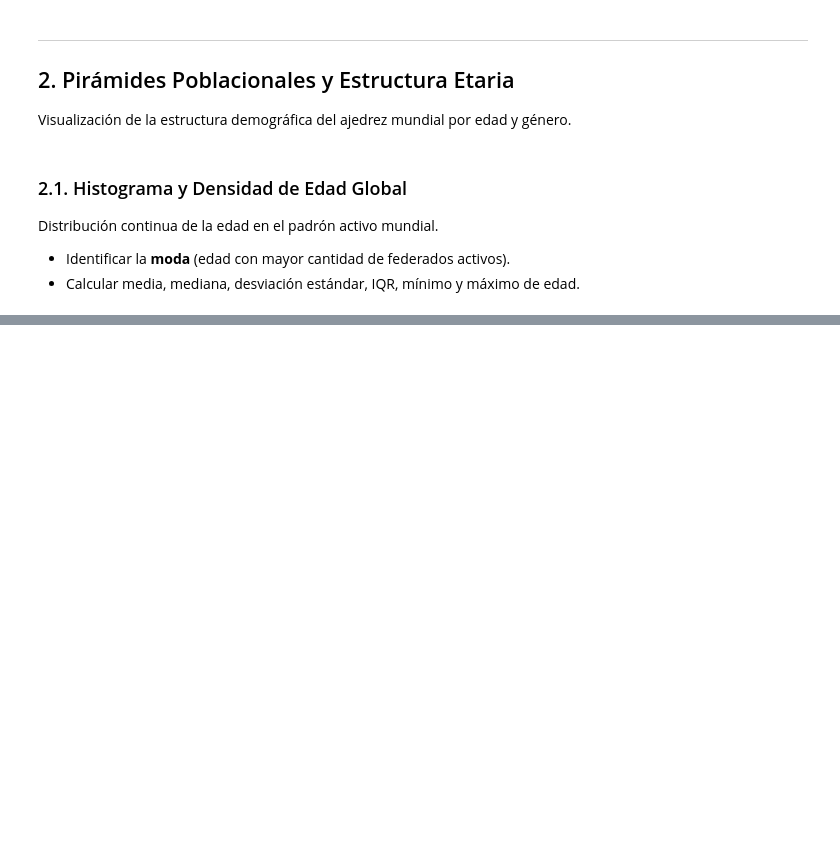
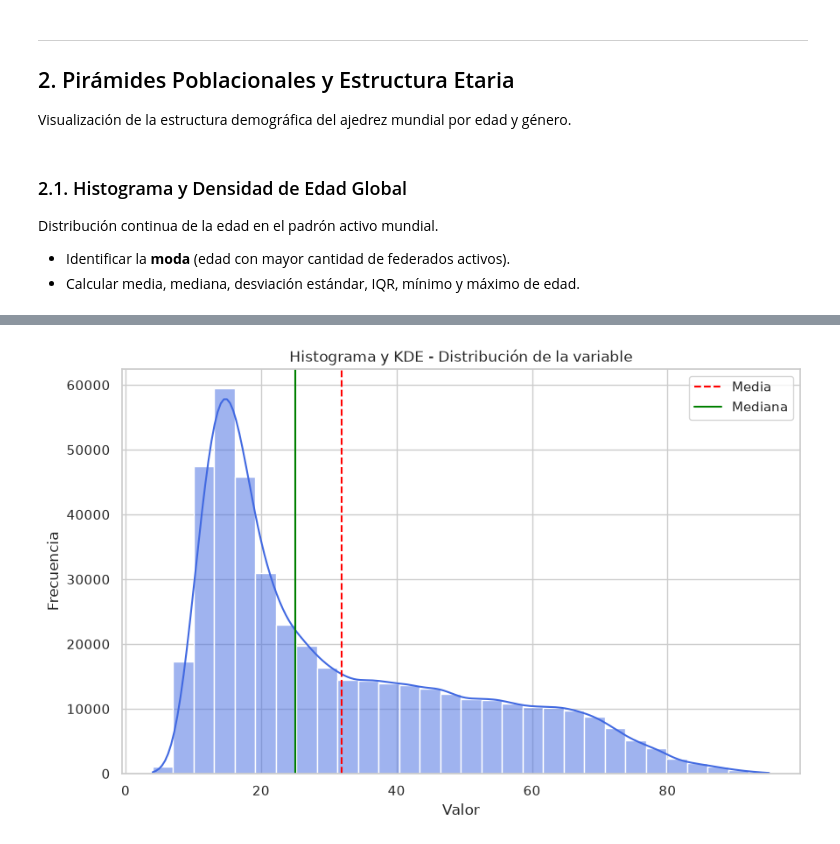
Before and after one commit to Entropy-v0/Kepler-ChessAnalytics, a Jupyter notebook: notebooks/02-demografia_edad_genero.ipynb, the cells around one changed output, grey strips where cells are left out. Cells and saved outputs as stored; diff of their text form; code cells hidden in the pictures; blank space fills up the shorter version.

```diff
--- a/notebooks/02-demografia_edad_genero.ipynb
+++ b/notebooks/02-demografia_edad_genero.ipynb
@@ -462,0 +471,5 @@ Pirámide demográfica del ajedrez mundial:
+# %%
+visualizer = UnivariateVisualizer(df["edad"])
+fig, ax = visualizer.plot_histogram()
+# %% [output]
+[figure, added]
```
Also changed, not shown: parts of 39 cells of this notebook, 8 other files.
